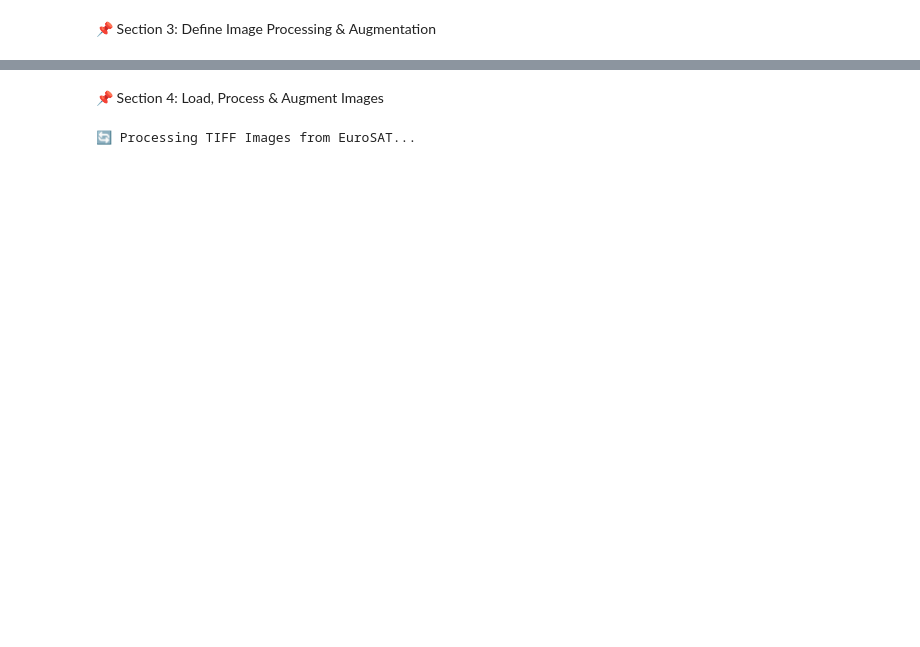
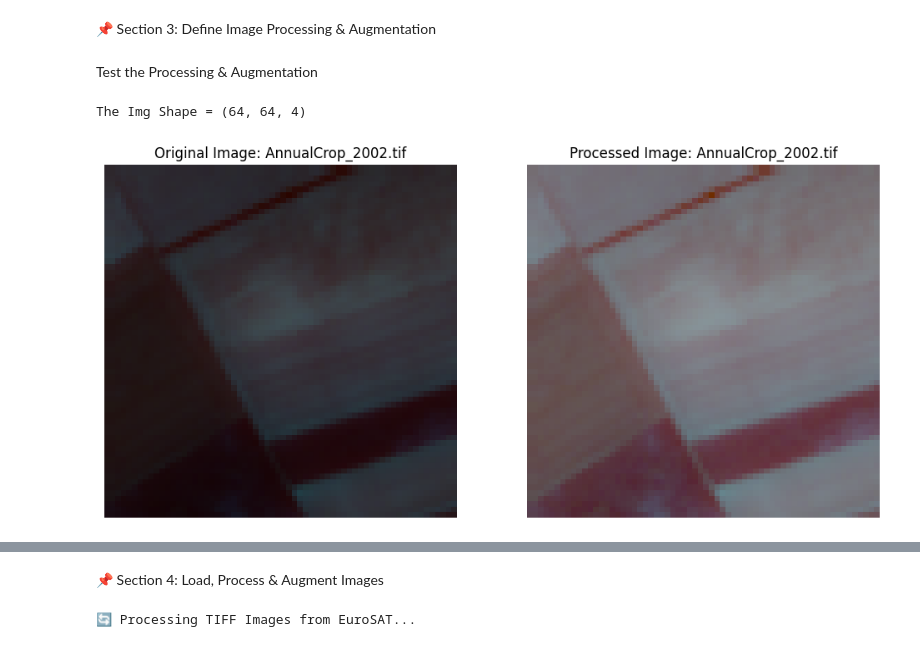
Before and after one commit to ahmed-hazem-1/DEPI-Project--Land-Type-Classification, a Jupyter notebook: 1st milestone/1st_Milestone.ipynb, the cells around one changed output, grey strips where cells are left out. Drawn from its saved outputs; the diff is of its cells as text; code cells hidden in the pictures; blank space fills up the shorter version.

```diff
--- a/1st milestone/1st_Milestone.ipynb
+++ b/1st milestone/1st_Milestone.ipynb
@@ -186 +193,35 @@ augmentation = A.Compose([
 ])
+# %% [markdown]
+Test the Processing & Augmentation
+# %%
+
+sample_category = sorted(os.listdir(dataset_path))[0]
+sample_path = os.path.join(dataset_path, sample_category)
+
+
+sample_file = next(f for f in os.listdir(sample_path) if f.lower().endswith(".tif"))
+sample_image_path = os.path.join(sample_path, sample_file)
+
+with rasterio.open(sample_image_path) as src:
+    original_image = src.read(BANDS).astype(np.float32)
+    original_image = np.transpose(original_image, (1, 2, 0))  # Convert to (H, W, C)
+    original_image = (original_image - original_image.min()) / (original_image.max() - original_image.min())  # Normalize  to only plot the sample -------<>
+
+processed_image = process_tiff_image(sample_image_path)
+print(f'The Img Shape = {processed_image.shape}')
+
+plt.figure(figsize=(12, 6))
+plt.subplot(1, 2, 1)
+plt.imshow(original_image[:, :, :3])
+plt.axis("off")
+plt.title(f"Original Image: {sample_file}")
+
+plt.subplot(1, 2, 2)
+plt.imshow(processed_image[:, :, :3])
+plt.axis("off")
+plt.title(f"Processed Image: {sample_file}")
+
+plt.show()
+# %% [output]
+The Img Shape = (64, 64, 4)
+[figure, added]
```
Also changed, not shown: parts of 15 cells of this notebook.
